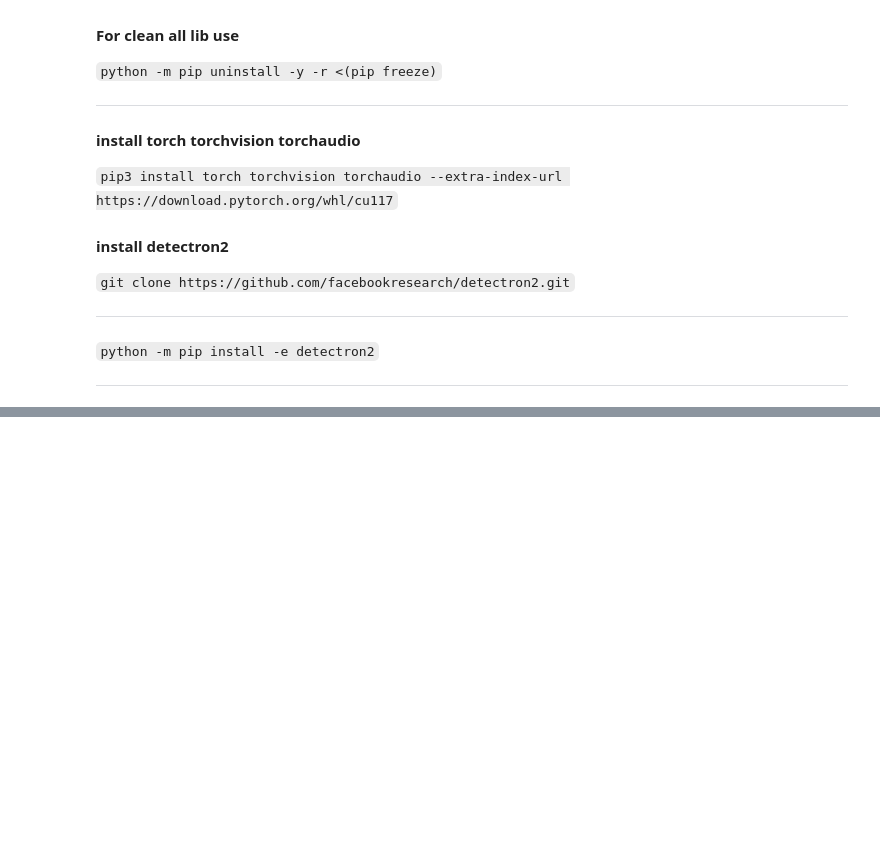
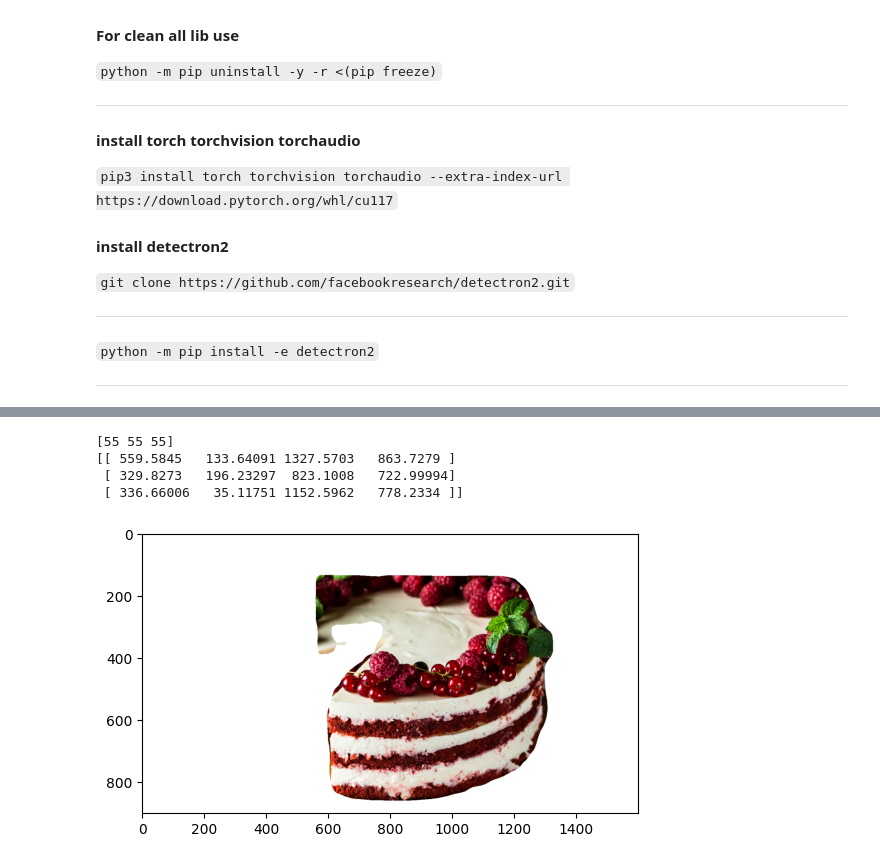
Before and after one commit to PHUICMT/boxjourney-research, a Jupyter notebook: ObjectDetection.ipynb, the cells around one changed output, grey strips where cells are left out. Drawn from its saved outputs; the diff is of its cells as text; code cells hidden in the pictures; blank space fills up the shorter version.

```diff
--- a/ObjectDetection.ipynb
+++ b/ObjectDetection.ipynb
@@ -76,0 +121,44 @@ plt.imshow(result_image)
+# %%
+# available classes
+classes = outputs["instances"].pred_classes.cpu().numpy()
+print(classes)
+
+# available boxes
+boxes = outputs["instances"].pred_boxes.tensor.cpu().numpy()
+print(boxes)
+# %% [output]
+[55 55 55]
+[[ 559.5845   133.64091 1327.5703   863.7279 ]
+ [ 329.8273   196.23297  823.1008   722.99994]
+ [ 336.66006   35.11751 1152.5962   778.2334 ]]
+# %%
+temp_mask_image = []
+for i in range(len(classes)):
+  class_name = MetadataCatalog.get(cfg.DATASETS.TRAIN[0]).thing_classes[classes[i]]
+  class_score = outputs["instances"].scores[i].cpu().numpy()
+  if class_name in ["cake"]:
+    mask = outputs["instances"].pred_masks[i].cpu().numpy()
+    tmp_image = im.copy()
+    r = len(mask[0])
+    j = len(mask)
+    for j1 in range(j):
+      for r1 in range(r):
+        if(mask[j1][r1] == False):
+          tmp_image[j1,r1] = 255
+    temp_mask_image.append({
+        "class_name": class_name,
+        "class_score": class_score,
+        "mask_image": tmp_image,
+    })
+
+best_mask_image = None
+for image in temp_mask_image:
+  if best_mask_image == None:
+    best_mask_image = image
+  if image["class_score"] > best_mask_image["class_score"]:
+    best_mask_image = image
+
+plt.imshow(best_mask_image["mask_image"])
+plt.show()
+# %% [output]
+[figure, added]
```
Also changed, not shown: parts of 9 cells of this notebook.
